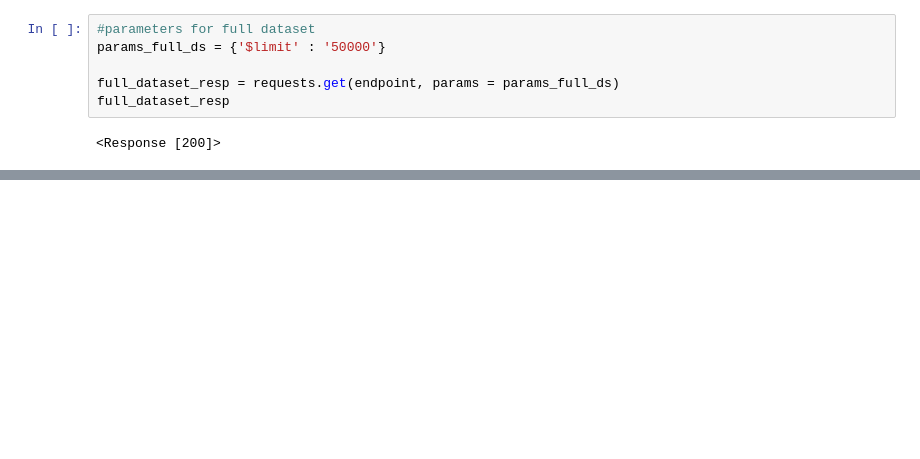
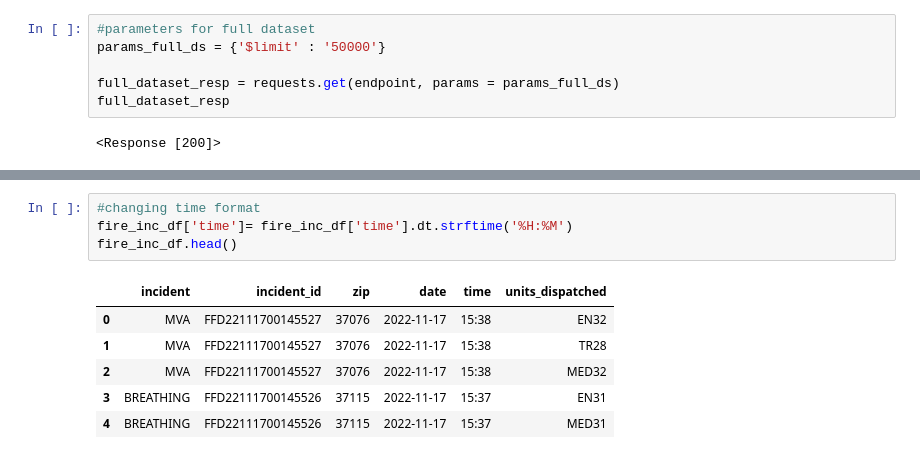
Before and after one commit to NSS-Full-Time-Data-Analytics-8/socrata_api-KoganScherer37, a Jupyter notebook: notebooks/socrata_api_project.ipynb, the cells around one changed output, grey strips where cells are left out. Saved outputs shown, nothing was run; the diff lists cells and outputs as text; blank space fills up the shorter version.

```diff
--- a/notebooks/socrata_api_project.ipynb
+++ b/notebooks/socrata_api_project.ipynb
@@ -151,0 +354,11 @@ len(top_500_searches)
+# %%
+#changing time format
+fire_inc_df['time']= fire_inc_df['time'].dt.strftime('%H:%M')
+fire_inc_df.head()
+# %% [output]
+|  | incident | incident_id | zip | date | time | units_dispatched |
+| 0 | MVA | FFD22111700145527 | 37076 | 2022-11-17 | 15:38 | EN32 |
+| 1 | MVA | FFD22111700145527 | 37076 | 2022-11-17 | 15:38 | TR28 |
+| 2 | MVA | FFD22111700145527 | 37076 | 2022-11-17 | 15:38 | MED32 |
+| 3 | BREATHING | FFD22111700145526 | 37115 | 2022-11-17 | 15:37 | EN31 |
+| 4 | BREATHING | FFD22111700145526 | 37115 | 2022-11-17 | 15:37 | MED31 |
```
Also changed, not shown: parts of 31 cells of this notebook.
